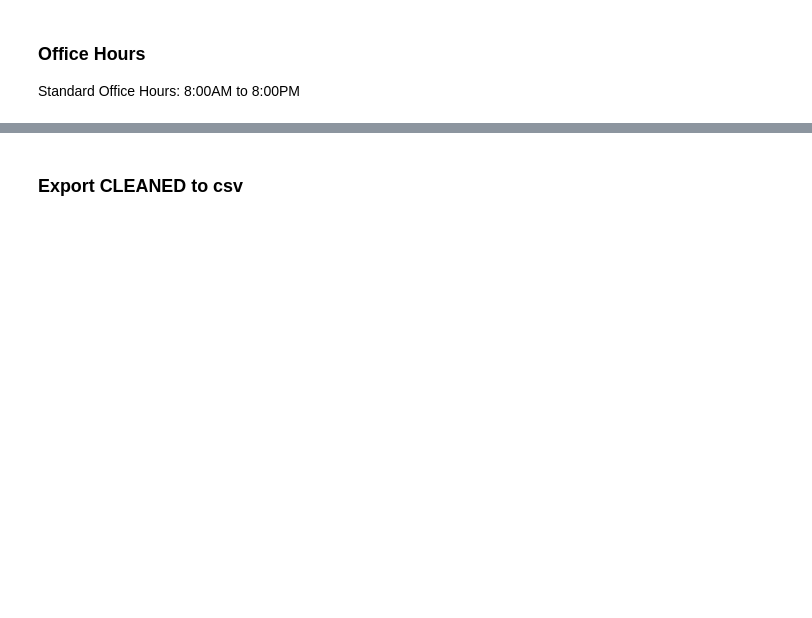
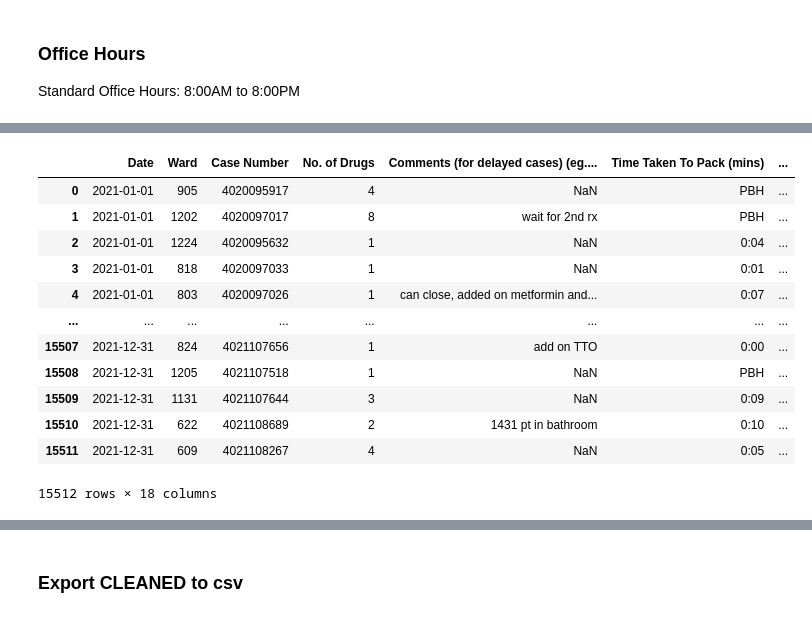
Before and after one commit to RoystonCXW/IS447---Smart-Healthcare, a Jupyter notebook: IS447/System/Code/Pharmacy Dept/MNH_Cleaning.ipynb, the cells around one changed output, grey strips where cells are left out. Saved outputs shown, nothing was run; the diff lists cells and outputs as text; code cells hidden in the pictures; blank space fills up the shorter version.

```diff
--- a/IS447/System/Code/Pharmacy Dept/MNH_Cleaning.ipynb
+++ b/IS447/System/Code/Pharmacy Dept/MNH_Cleaning.ipynb
@@ -566,0 +653,4 @@ See the caveats in the documentation: https://pandas.pydata.org/pandas-docs/stab
+# %%
+#Get average time taken per day
+df_avg_time = df_avg_time.groupby(pd.to_datetime(df_avg_time['Date']).dt.date).mean(numeric_only=False)
+df_avg_time
@@ -566,0 +675,3 @@ See the caveats in the documentation: https://pandas.pydata.org/pandas-docs/stab
+# %%
+df_avg_time = df_avg_time.reset_index(drop=True)
+df_avg_time
@@ -566,0 +715,18 @@ See the caveats in the documentation: https://pandas.pydata.org/pandas-docs/stab
+# %%
+#Merge the results from grouby for Avg Time Taken
+df = df.merge(df_avg_time, on='Date', how='left')
+df
+# %% [output]
+|  | Date | Ward | Case Number | No. of Drugs | Comments (for delayed cases) (eg.... | Time Taken To Pack (mins) | ... |
+| 0 | 2021-01-01 | 905 | 4020095917 | 4 | NaN | PBH | ... |
+| 1 | 2021-01-01 | 1202 | 4020097017 | 8 | wait for 2nd rx | PBH | ... |
+| 2 | 2021-01-01 | 1224 | 4020095632 | 1 | NaN | 0:04 | ... |
+| 3 | 2021-01-01 | 818 | 4020097033 | 1 | NaN | 0:01 | ... |
+| 4 | 2021-01-01 | 803 | 4020097026 | 1 | can close, added on metformin and... | 0:07 | ... |
+| ... | ... | ... | ... | ... | ... | ... | ... |
+| 15507 | 2021-12-31 | 824 | 4021107656 | 1 | add on TTO | 0:00 | ... |
+| 15508 | 2021-12-31 | 1205 | 4021107518 | 1 | NaN | PBH | ... |
+| 15509 | 2021-12-31 | 1131 | 4021107644 | 3 | NaN | 0:09 | ... |
+| 15510 | 2021-12-31 | 622 | 4021108689 | 2 | 1431 pt in bathroom | 0:10 | ... |
+| 15511 | 2021-12-31 | 609 | 4021108267 | 4 | NaN | 0:05 | ... |
+15512 rows × 18 columns
```
Also changed, not shown: parts of 36 cells of this notebook, 1 other file.
